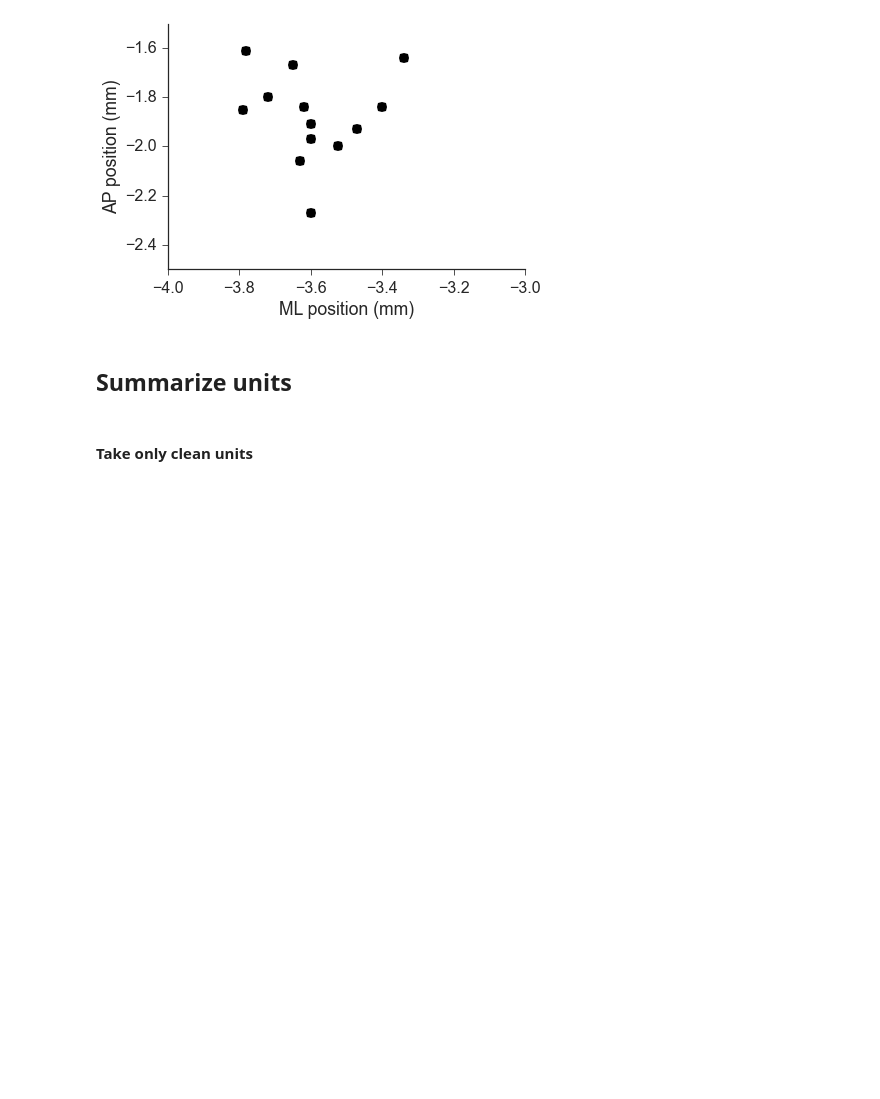
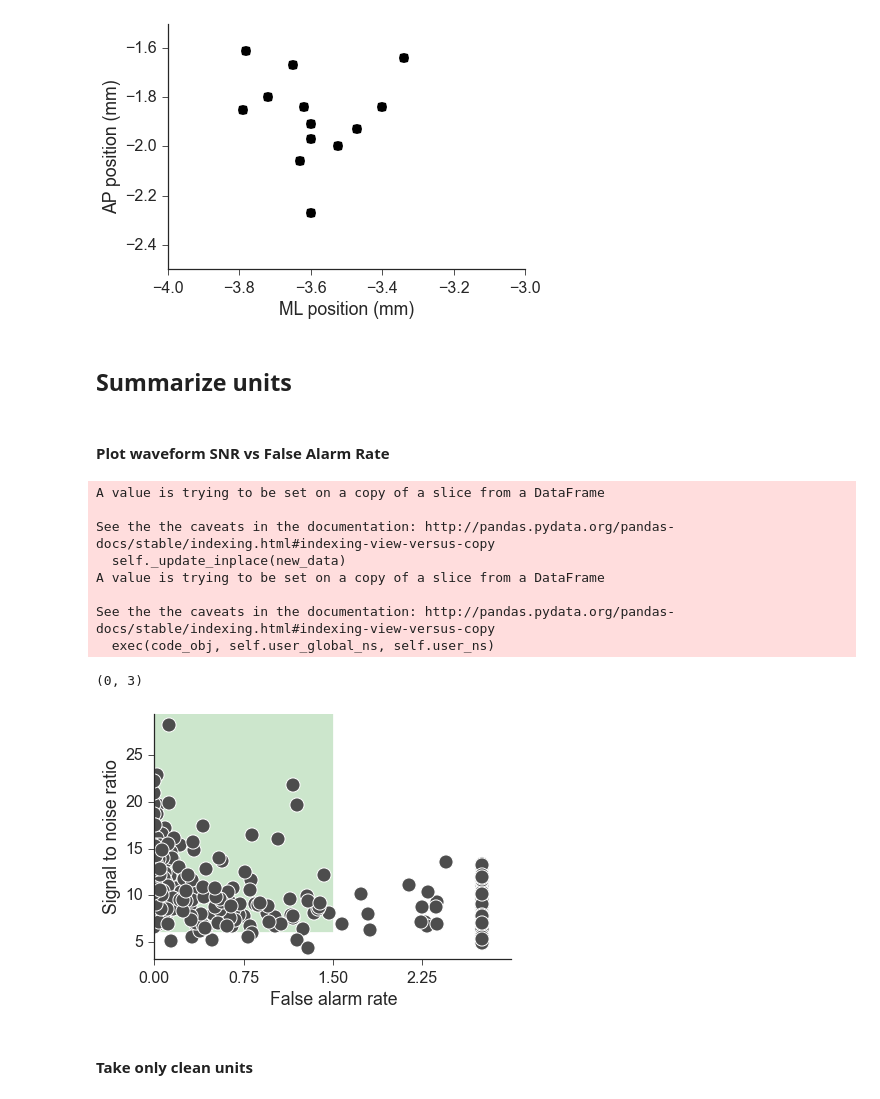
Before and after one commit to sofroniewn/tactile-coding, a Jupyter notebook: ephysTable.ipynb, the cells around one changed output. Drawn from its saved outputs; the diff is of its cells as text; code cells hidden in the pictures; blank space fills up the shorter version.

```diff
--- a/ephysTable.ipynb
+++ b/ephysTable.ipynb
@@ -215,6 +223,30 @@ sns.despine()
 [figure]
 # %% [markdown]
 ## Summarize units
+# %% [markdown]
+#### Plot waveform SNR vs False Alarm Rate
+# %%
+x = table.units.rateFA
+x[x>2.5] = 2.75;
+y = table.units.waveformSNR
+scatter(x, y, xlabel='False alarm rate', ylabel='Signal to noise ratio');
+plt.xticks(np.linspace(0,2.25,4));
+#plt.plot([1.5, 1.5], [6, 30], color=[0,0.6,0], zorder=1)
+#plt.plot([0, 1.5], [6, 6], color=[0,0.6,0], zorder=1)
+plt.fill([0, 1.5, 1.5, 0], [6, 6, 30, 30], edgecolor=[0.8,0.9,0.8], facecolor=[0.8,0.9,0.8]);
+plt.xlim([0, 3]);
+#plt.savefig(os.path.join(path,'figuresEphys','SpikeQualityCol.eps'))
+# %% [output]
+A value is trying to be set on a copy of a slice from a DataFrame
+
+See the the caveats in the documentation: http://pandas.pydata.org/pandas-docs/stable/indexing.html#indexing-view-versus-copy
+  self._update_inplace(new_data)
+A value is trying to be set on a copy of a slice from a DataFrame
+
+See the the caveats in the documentation: http://pandas.pydata.org/pandas-docs/stable/indexing.html#indexing-view-versus-copy
+  exec(code_obj, self.user_global_ns, self.user_ns)
+(0, 3)
+[figure, added]
 # %% [markdown]
 #### Take only clean units
 # %%
```
Also changed, not shown: parts of 26 cells of this notebook, 4 other files.
